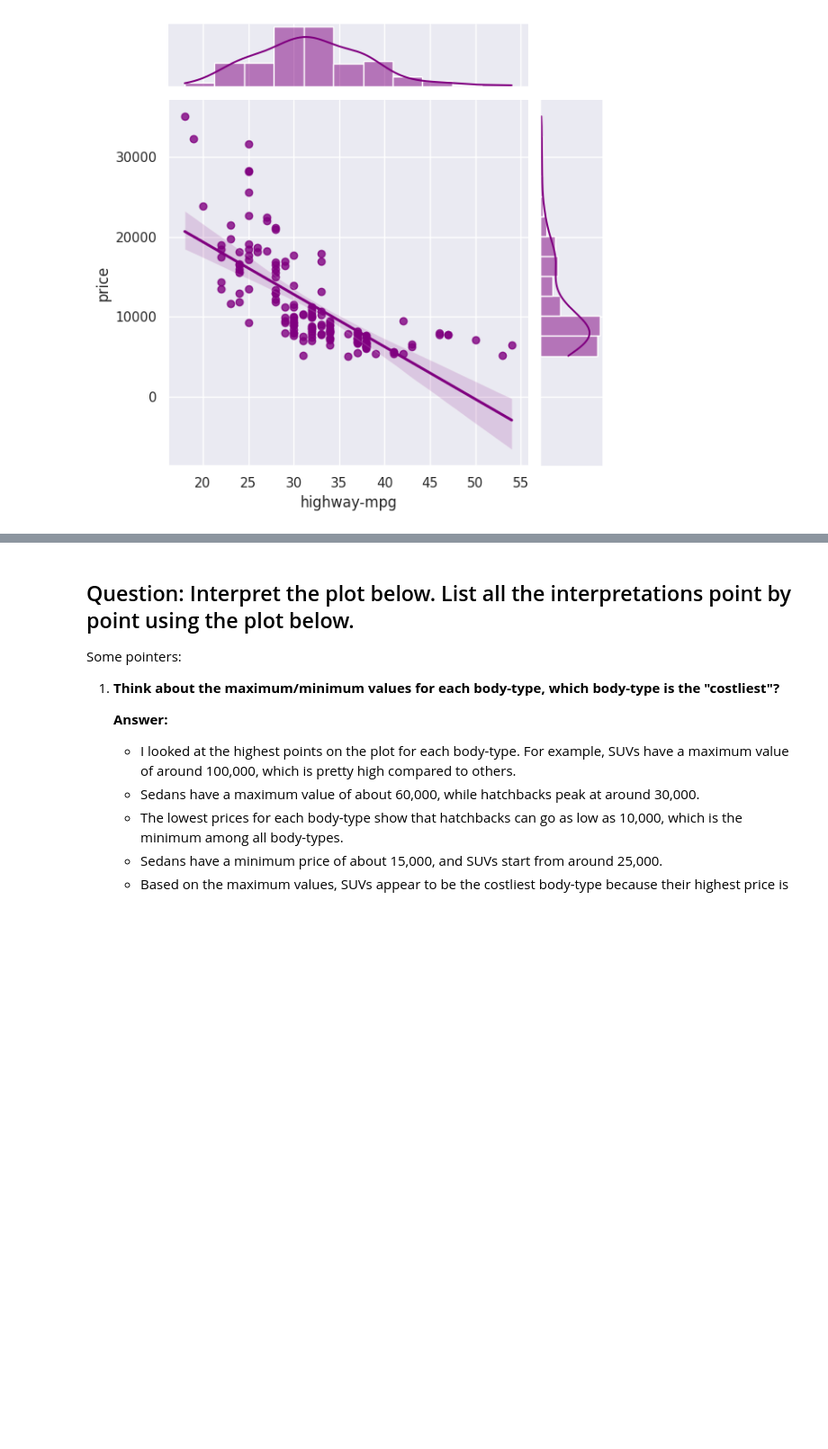
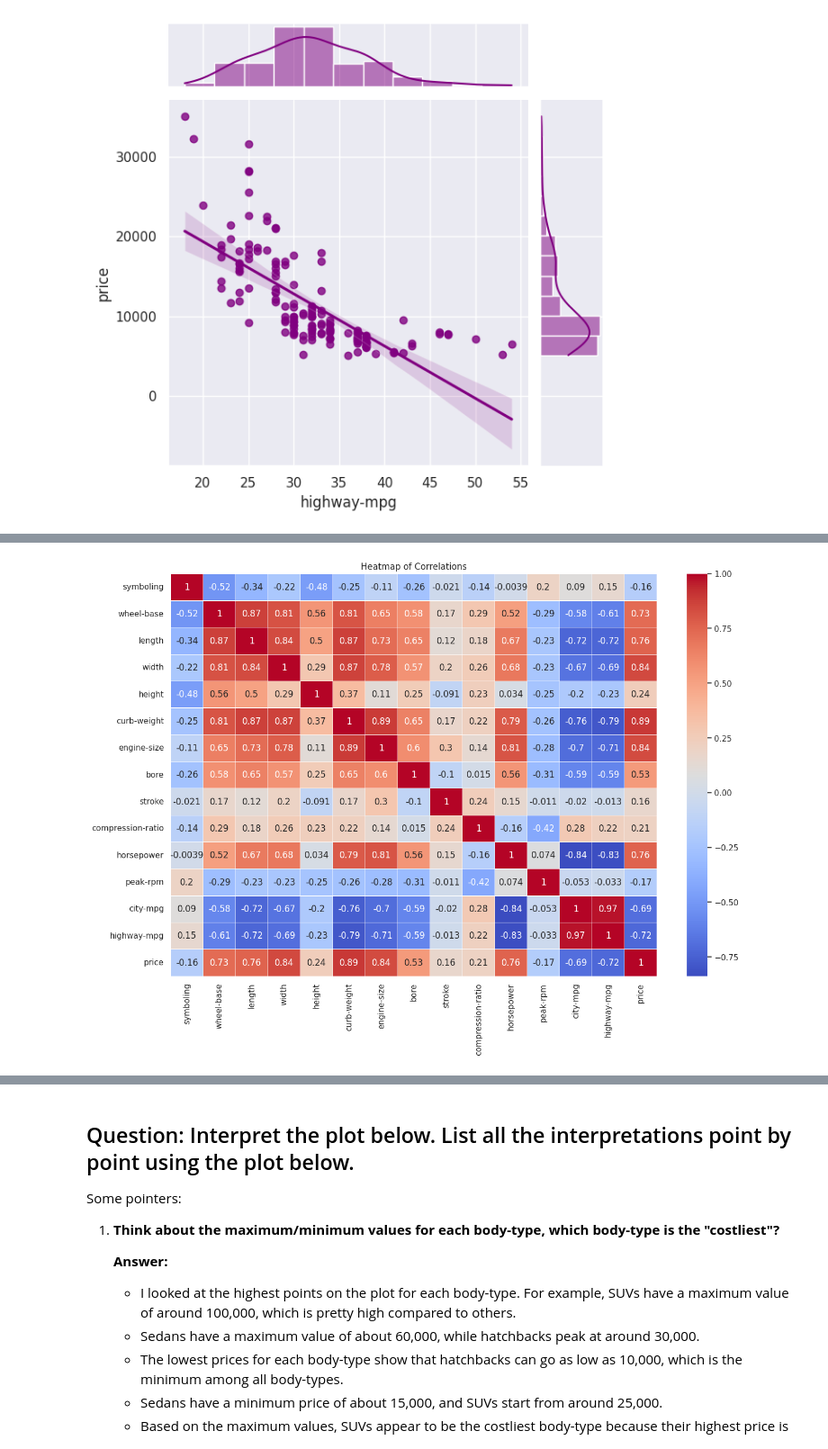
Before and after one commit to GruheshKurra/FMML_Project_and_Labs, a Jupyter notebook: AIML_III_Module_02_Lab_01_Basic_Plots.ipynb, the cells around one changed output, grey strips where cells are left out. Shown at 90% size. Saved outputs shown, nothing was run; the diff lists cells and outputs as text; code cells hidden in the pictures; blank space fills up the shorter version.

```diff
--- a/AIML_III_Module_02_Lab_01_Basic_Plots.ipynb
+++ b/AIML_III_Module_02_Lab_01_Basic_Plots.ipynb
@@ -175,0 +205,22 @@ sns.jointplot(x=pd.to_numeric(X[feature]), y = y, kind="reg", color = 'purple')
+# %%
+# Ensure y is a pandas Series
+y = pd.Series(y)
+numeric_features = ['symboling', 'wheel-base', 'length', 'width', 'height', 'curb-weight', 'engine-size', 'bore', 'stroke', 'compression-ratio', 'horsepower', 'peak-rpm', 'city-mpg', 'highway-mpg']
+
+# Filter numeric features and target variable
+X_numeric = X[numeric_features].apply(pd.to_numeric, errors='coerce').dropna()
+y_numeric = y[X_numeric.index]
+
+# Combine the cleaned features and target variable
+numeric_data = X_numeric.copy()
+numeric_data['price'] = y_numeric
+
+# Heatmap of Correlations
+correlation_matrix = numeric_data.corr()
+
+plt.figure(figsize=(15, 10))
+sns.heatmap(correlation_matrix, annot=True, cmap='coolwarm', linewidths=0.5)
+plt.title('Heatmap of Correlations')
+plt.show()
+# %% [output]
+[figure, added]
```
Also changed, not shown: parts of 12 cells of this notebook.
